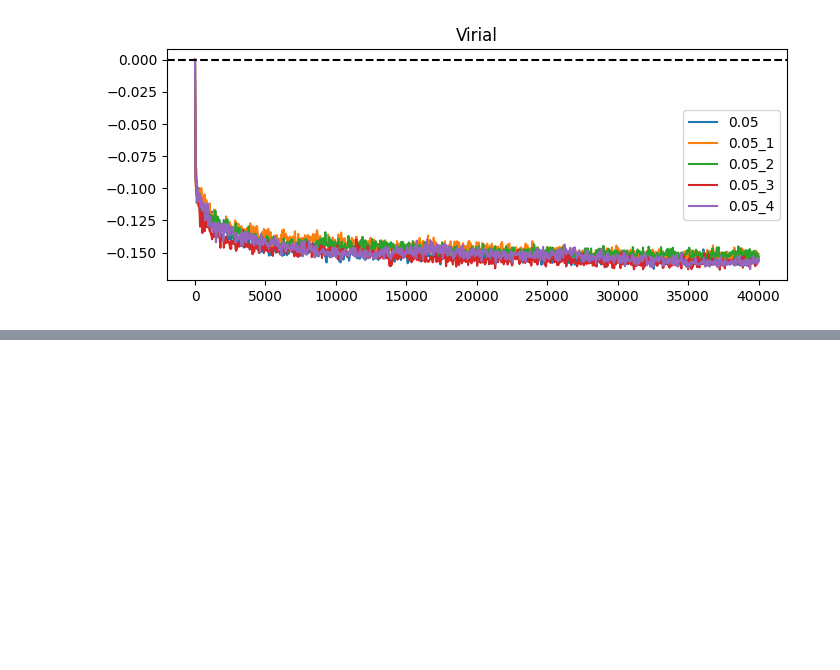
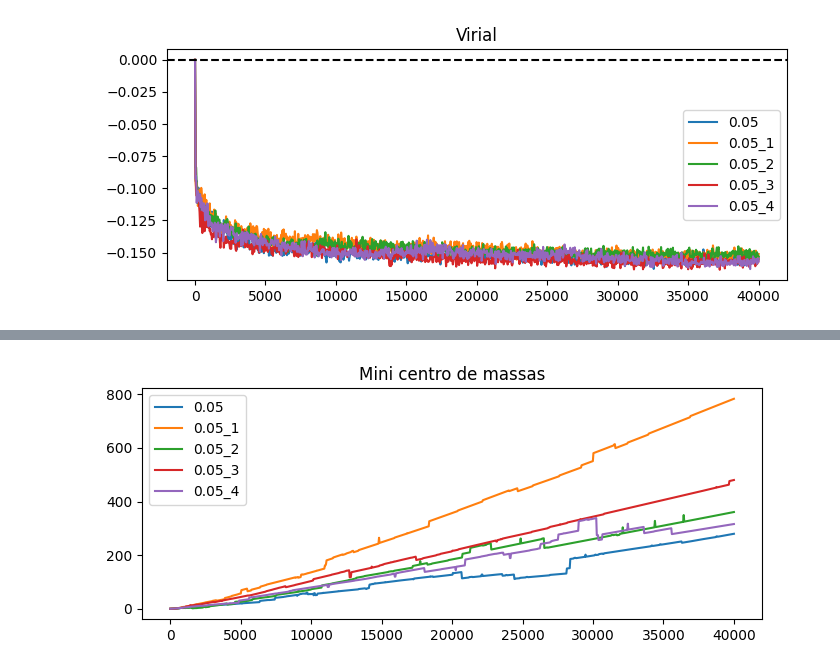
Before and after one commit to Potalej/gf-analise-notebooks, a Jupyter notebook: virial6.3.ipynb, the cells around one changed output, grey strips where cells are left out. Drawn from its saved outputs; the diff is of its cells as text; code cells hidden in the pictures; blank space fills up the shorter version.

```diff
--- a/virial6.3.ipynb
+++ b/virial6.3.ipynb
@@ -41,0 +130,5 @@ utilidade.fazer_figura(arquivos, 'virial', 'Virial', y_referencia=[0])
+# %%
+utilidade.fazer_figura(arquivos, 'centro_massas_minicentro', 'Mini centro de massas', plotar=False)
+plt.show()
+# %% [output]
+[figure, added]
```
Also changed, not shown: parts of 19 cells of this notebook, 3 other files.
